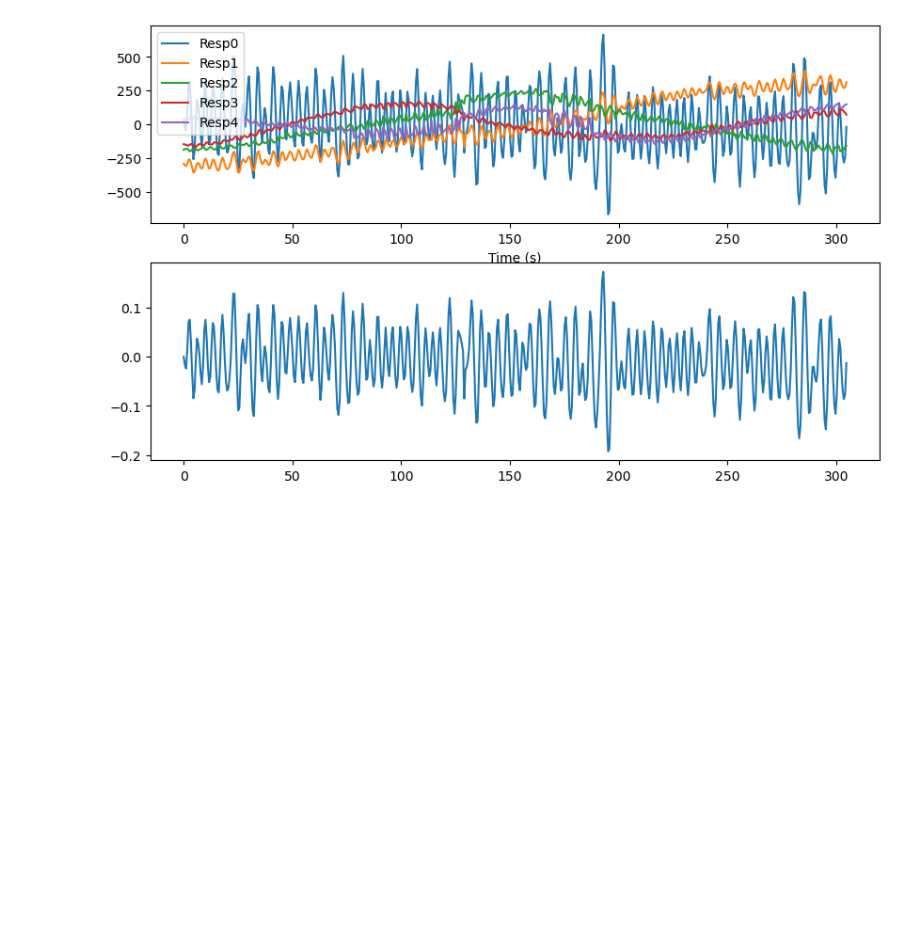
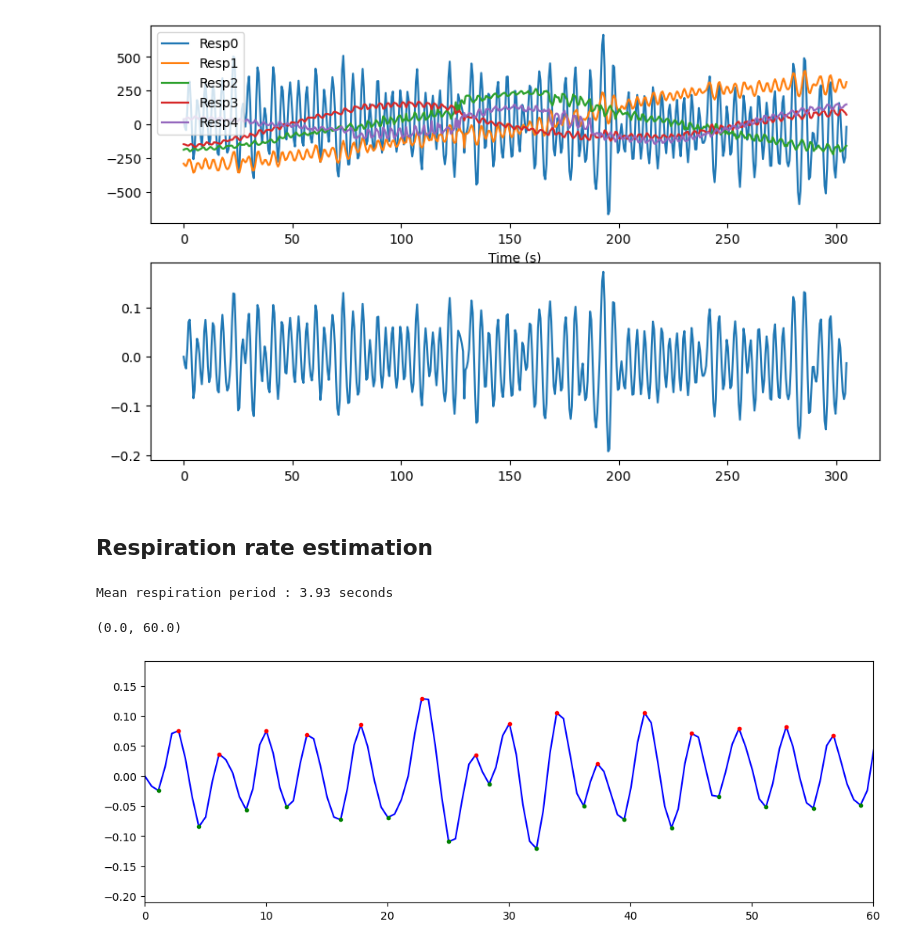
Before and after one commit to adolphslab/mriphysio, a Jupyter notebook: data/notebooks/phaseresp.ipynb, the cells around one changed output. Cells and saved outputs as stored; diff of their text form; code cells hidden in the pictures; blank space fills up the shorter version.

```diff
--- a/data/notebooks/phaseresp.ipynb
+++ b/data/notebooks/phaseresp.ipynb
@@ -115,3 +116,32 @@ axs[1].plot(t_s, mean_dphi)
 plt.show()
 # %% [output]
 [figure]
+# %% [markdown]
+## Respiration rate estimation
+# %%
+# High pass filter by subtracting savgol baseline
+k = int(9.0 / tr_s)
+bline = sp.signal.savgol_filter(mean_dphi, window_length=k, polyorder=3)
+mean_dphi_hpf = mean_dphi - bline
+
+# Find positive peaks in the respiration waveform
+# Assume 1 second minimum period
+min_period = 1.0 / tr_s
+inhale, inhale_props = sp.signal.find_peaks(mean_dphi, distance=min_period)
+exhale, exhale_props = sp.signal.find_peaks(-mean_dphi, distance=min_period)
+
+# Calculate respiration rate
+resp_period = np.mean(np.diff(t_s[inhale]))
+print(f'Mean respiration period : {resp_period:.2f} seconds')
+
+# Plot respiration waveform with inhale/exhale peaks
+fig, axs = plt.subplots(1, 1, figsize=(12, 4))
+axs.plot(
+    t_s, mean_dphi, 'b',
+    t_s[inhale], mean_dphi[inhale], 'r.',
+    t_s[exhale], mean_dphi[exhale], 'g.')
+axs.set_xlim([0, 60])
+# %% [output]
+Mean respiration period : 3.93 seconds
+(0.0, 60.0)
+[figure, added]
```
Also changed, not shown: parts of 3 cells of this notebook, 2 other files.
